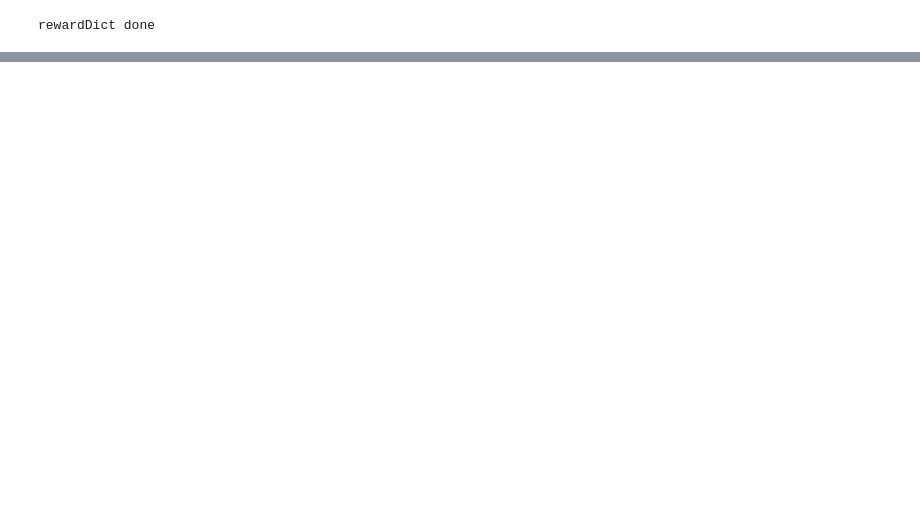
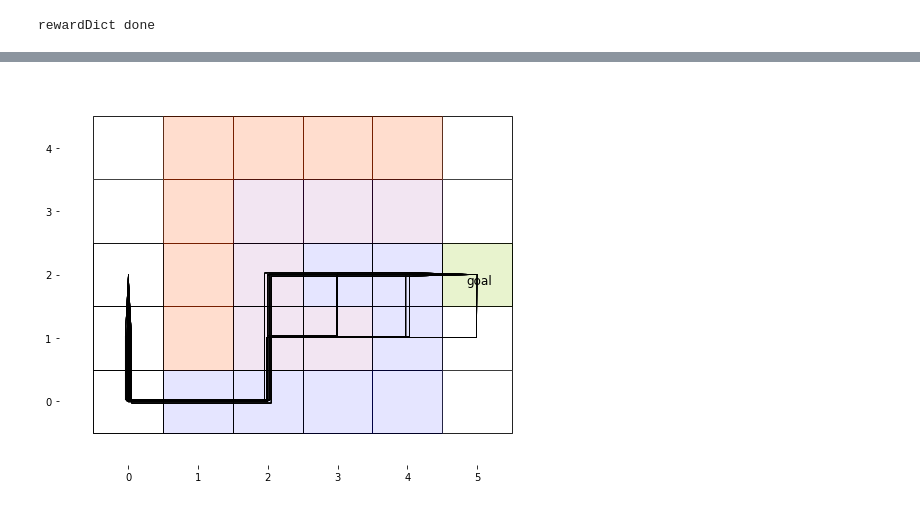
Before and after one commit to mridul7ahuja/communicative-demonstrations, a Jupyter notebook: Exec/ImplementOBMDP.ipynb, the cells around one changed output, grey strips where cells are left out. Cells and saved outputs as stored; diff of their text form; code cells hidden in the pictures; blank space fills up the shorter version.

```diff
--- a/Exec/ImplementOBMDP.ipynb
+++ b/Exec/ImplementOBMDP.ipynb
@@ -150,0 +196,8 @@ visualizations.beliefStateInTrajectoryGraph(jointTraj, orderOfColours, (10,15))
+# %%
+trajectories = []
+for i in range(10):
+    objectLevelTraj, jointTraj = getJointTrajectory(initialState1, policyTable, goalState, getOBMDP.transitionFunction)
+    trajectories.append(objectLevelTraj)
+visualizations.visualizeEnvironmentMultipleTraj(stateSpace, [goalState], trapStates, trajectories, goalNameDictionary, 1.75, 0, 0.03)
+# %% [output]
+[figure, added]
```
Also changed, not shown: parts of 12 cells of this notebook.
